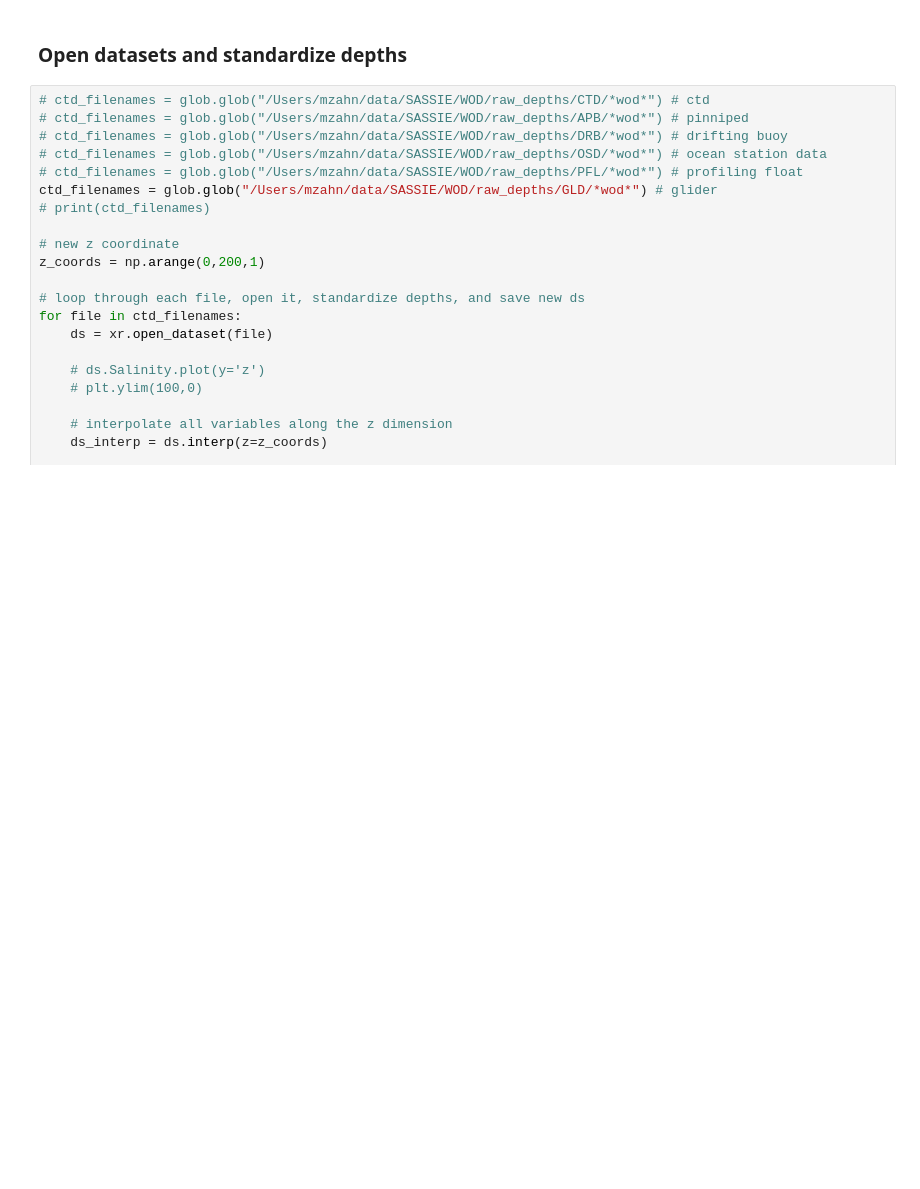
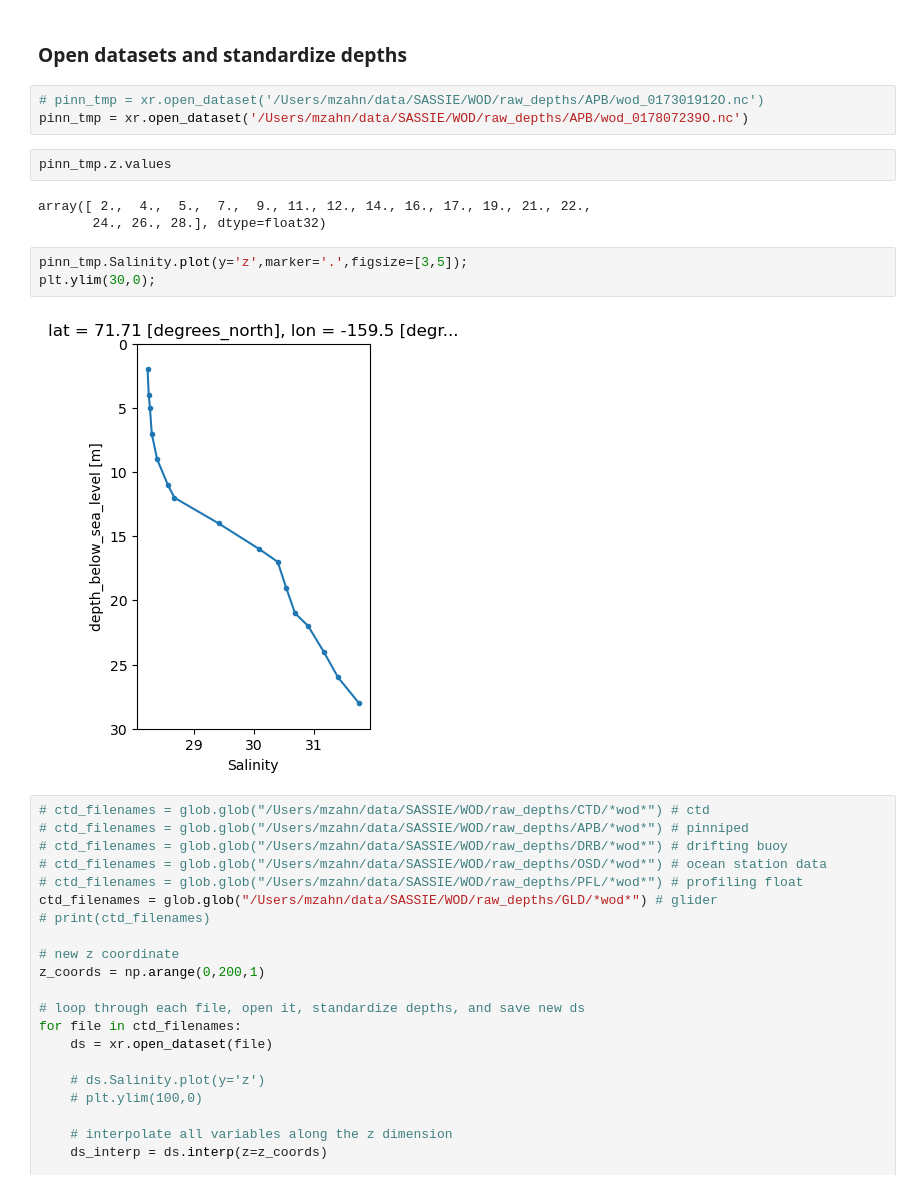
Before and after one commit to mjzahn/SASSIE_ECCO_salinity_stratification, a Jupyter notebook: notebooks/obs_model_comparison/WOD_datasets_cleaning.ipynb, the cells around one changed output. Saved outputs shown, nothing was run; the diff lists cells and outputs as text; blank space fills up the shorter version.

```diff
--- a/notebooks/obs_model_comparison/WOD_datasets_cleaning.ipynb
+++ b/notebooks/obs_model_comparison/WOD_datasets_cleaning.ipynb
@@ -20,6 +20,19 @@ DRB Drifting buoy data<br>
 GLD Glider data<br>
 # %% [markdown]
 ### Open datasets and standardize depths
+# %%
+# pinn_tmp = xr.open_dataset('/Users/mzahn/data/SASSIE/WOD/raw_depths/APB/wod_017301912O.nc')
+pinn_tmp = xr.open_dataset('/Users/mzahn/data/SASSIE/WOD/raw_depths/APB/wod_017807239O.nc')
+# %%
+pinn_tmp.z.values
+# %% [output]
+array([ 2.,  4.,  5.,  7.,  9., 11., 12., 14., 16., 17., 19., 21., 22.,
+       24., 26., 28.], dtype=float32)
+# %%
+pinn_tmp.Salinity.plot(y='z',marker='.',figsize=[3,5]);
+plt.ylim(30,0);
+# %% [output]
+[figure, added]
 # %%
 # ctd_filenames = glob.glob("/Users/mzahn/data/SASSIE/WOD/raw_depths/CTD/*wod*") # ctd
 # ctd_filenames = glob.glob("/Users/mzahn/data/SASSIE/WOD/raw_depths/APB/*wod*") # pinniped
```
Also changed, not shown: 3 other files.
